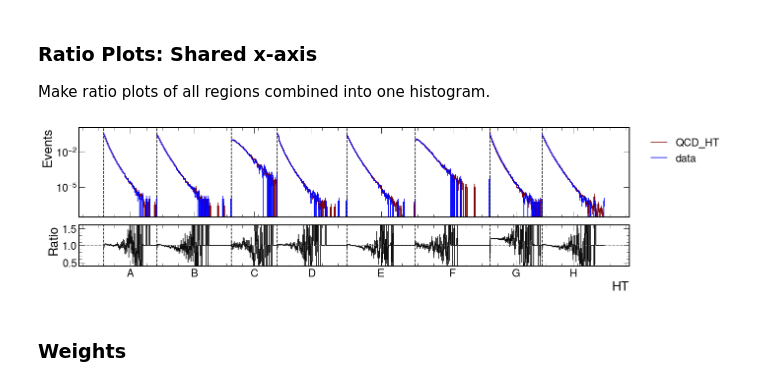
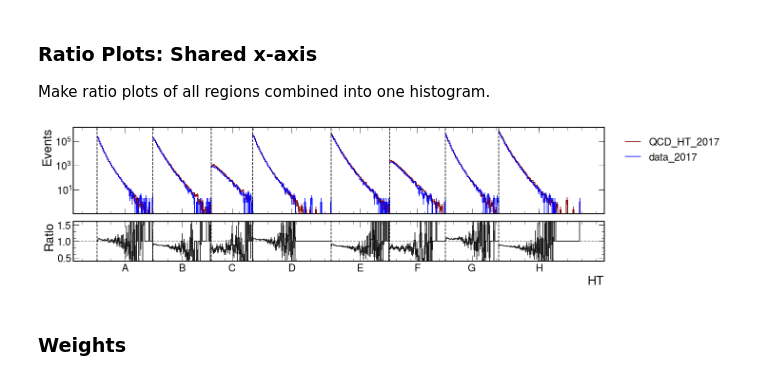
Before and after one commit to SUEPPhysics/SUEPCoffea_dask, a Jupyter notebook: plotting/plot.ipynb, the cells around one changed output. Saved outputs shown, nothing was run; the diff lists cells and outputs as text; code cells hidden in the pictures.

```diff
--- a/plotting/plot.ipynb
+++ b/plotting/plot.ipynb
@@ -25,7 +25,7 @@ The following couple cells define the input and output directories, and load in
 `file_ext`: _str_, see above.<br>
 # %%
 # parameters
-output_label = '/home/submit/lavezzo/public_html/SUEP/analysis/7_12/'
+output_label = '/home/submit/lavezzo/public_html/SUEP/analysis/7_20/'
 file_ext = '.png'
 # %% [markdown]
 The `plots` dictionary is used to store all the plots imported from the pickle files. Dimensions: (sample) x (plot label) <br>
@@ -183,25 +192,31 @@ for plot_label in plot_labels:
 # %% [markdown]
 ### SUEP vs. ISR Comparison
 # %%
-plot_label = 'SUEP_nconst'
+plot_label = 'nconst'
+desnity = False
 
 # QCD hist for ABCD region
-h1 = plots['QCD_HT'][plot_label+"_Cluster"][::2j]
-h2 = plots['QCD_HT'][plot_label.replace("SUEP", "ISR") +"_ClusterInverted"][::2j]
+h1 = plots['QCD_HT_2017']['SUEP_'+plot_label+"_Cluster"][::2j]
+h2 = plots['QCD_HT_2017']['ISR_'+plot_label +"_ClusterInverted"][::2j]
 
-h1 /= h1.sum().value
-h2 /= h2.sum().value
+if density:
+    h1 /= h1.sum().value
+    h2 /= h2.sum().value
 
 fig = plt.figure(figsize=(10, 8))
-hep.histplot(h1, yerr=False, label='SUEP')
-hep.histplot(h2, yerr=False, label='ISR')
+
+# hep.histplot(h1, yerr=False, label='SUEP')
+# hep.histplot(h2, yerr=False, label='ISR')
+
+_ = h1.plot_ratio(h2,
+                 rp_num_label='SUEP',
+                 rp_denom_label='ISR')
 
 fig.axes[0].set_yscale("log")
 # fig.axes[0].set_xlabel("pT")
 #fig.axes[0].set_xlim(0, 2000)
 #fig.axes[0].set_ylim(1e-5, 1e7)
-# fig.axes[1].set_ylim(0.4,1.6)
-plt.legend(bbox_to_anchor=(1, 0.5))
-plt.savefig(output_label + plot_label + file_ext, bbox_inches='tight')
+fig.axes[1].set_ylim(0,5)
+plt.savefig(output_label + plot_label + "_SUEP_ISR" + file_ext, bbox_inches='tight')
 plt.show()
 # %% [output]
@@ -212,11 +227,14 @@ Make ratio plots of all regions combined into one histogram.<br>
 # %%
 x = 'ABCDEFGH'
 y = 'ADGBEHCF'
 plot_labels = ['ht_Cluster']
 for plot_label in plot_labels:
-    _ = plot_ratio_regions(plots, 'A_'+plot_label, 'QCD_HT', 'data', x, density=True)
+    fig, (ax1, ax2) = plot_ratio_regions(plots, 'A_'+plot_label,
+                           'QCD_HT_2017', 'data_2017',
+                           x, density=False)
+    fig.savefig(output_label + plot_label + file_ext, bbox_inches='tight')
 # %% [output]
-[figure, old version]
+[figure, new version]
 # %% [markdown]
 ### Weights
 # %%
```
Also changed, not shown: parts of 13 cells of this notebook, 2 other files.
